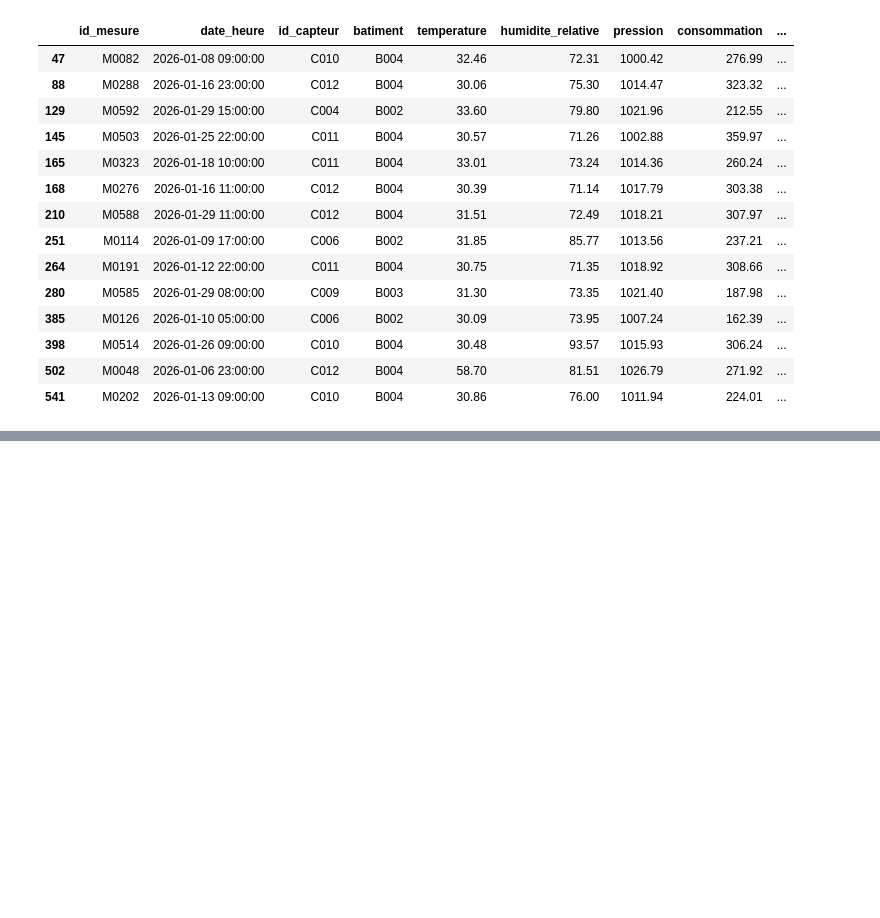
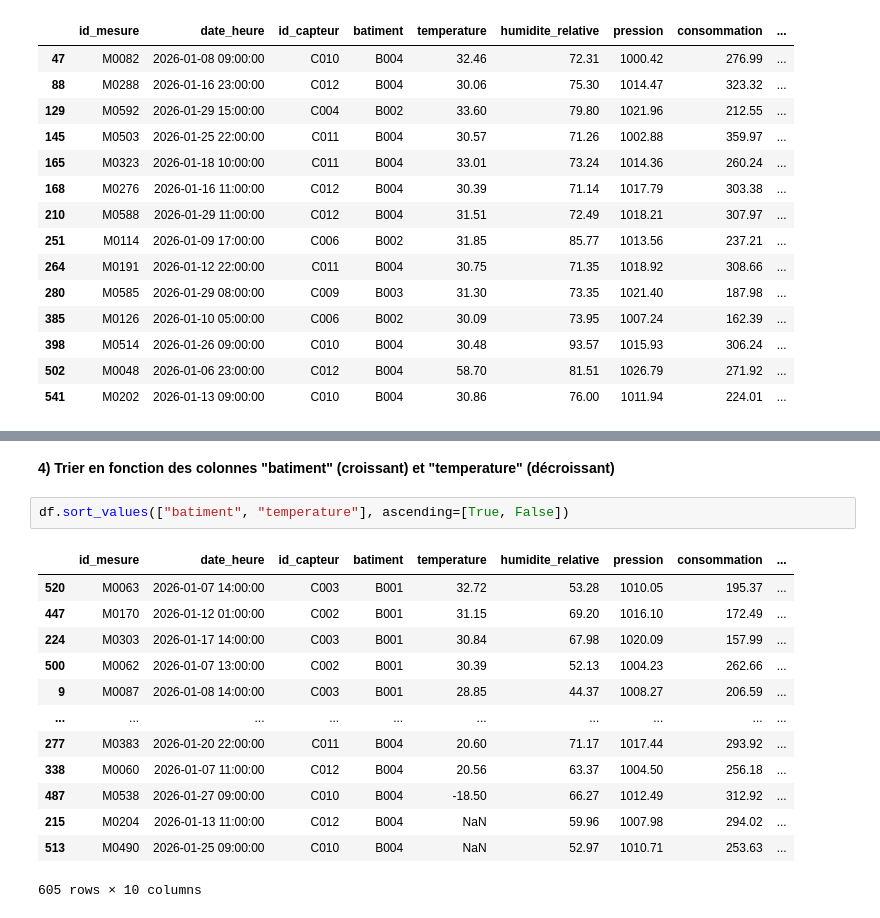
Before and after one commit to maigadems/Atelier-Pandas, a Jupyter notebook: atelier_pandas_iot/notebooks/atelier_pandas_iot.ipynb, the cells around one changed output, grey strips where cells are left out. Drawn from its saved outputs; the diff is of its cells as text; blank space fills up the shorter version.

Commit message:
trier en fonction d'une colonne

```diff
--- a/atelier_pandas_iot/notebooks/atelier_pandas_iot.ipynb
+++ b/atelier_pandas_iot/notebooks/atelier_pandas_iot.ipynb
@@ -346,0 +390,18 @@ df[(df["temperature"] > 30) & (df["humidite_relative"] > 70)]
+# %% [markdown]
+**4) Trier en fonction des colonnes "batiment" (croissant) et "temperature" (décroissant)**
+# %%
+df.sort_values(["batiment", "temperature"], ascending=[True, False])
+# %% [output]
+|  | id_mesure | date_heure | id_capteur | batiment | temperature | humidite_relative | pression | consommation | ... |
+| 520 | M0063 | 2026-01-07 14:00:00 | C003 | B001 | 32.72 | 53.28 | 1010.05 | 195.37 | ... |
+| 447 | M0170 | 2026-01-12 01:00:00 | C002 | B001 | 31.15 | 69.20 | 1016.10 | 172.49 | ... |
+| 224 | M0303 | 2026-01-17 14:00:00 | C003 | B001 | 30.84 | 67.98 | 1020.09 | 157.99 | ... |
+| 500 | M0062 | 2026-01-07 13:00:00 | C002 | B001 | 30.39 | 52.13 | 1004.23 | 262.66 | ... |
+| 9 | M0087 | 2026-01-08 14:00:00 | C003 | B001 | 28.85 | 44.37 | 1008.27 | 206.59 | ... |
+| ... | ... | ... | ... | ... | ... | ... | ... | ... | ... |
+| 277 | M0383 | 2026-01-20 22:00:00 | C011 | B004 | 20.60 | 71.17 | 1017.44 | 293.92 | ... |
+| 338 | M0060 | 2026-01-07 11:00:00 | C012 | B004 | 20.56 | 63.37 | 1004.50 | 256.18 | ... |
+| 487 | M0538 | 2026-01-27 09:00:00 | C010 | B004 | -18.50 | 66.27 | 1012.49 | 312.92 | ... |
+| 215 | M0204 | 2026-01-13 11:00:00 | C012 | B004 | NaN | 59.96 | 1007.98 | 294.02 | ... |
+| 513 | M0490 | 2026-01-25 09:00:00 | C010 | B004 | NaN | 52.97 | 1010.71 | 253.63 | ... |
+605 rows × 10 columns
```
Also changed, not shown: parts of 7 cells of this notebook, 1 other file.
